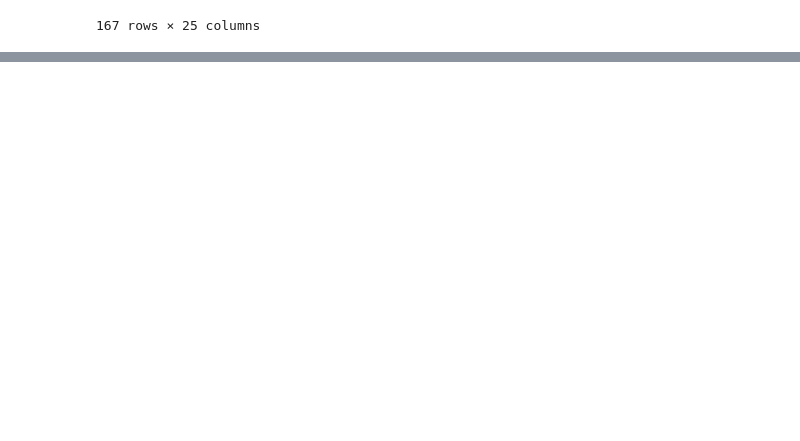
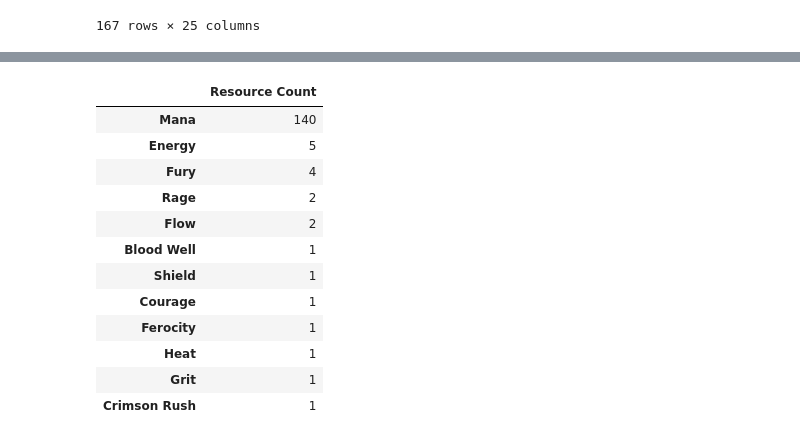
Before and after one commit to Jhayrolandero/Pandas, a Jupyter notebook: league.ipynb, the cells around one changed output, grey strips where cells are left out. Cells and saved outputs as stored; diff of their text form; code cells hidden in the pictures; blank space fills up the shorter version.

```diff
--- a/league.ipynb
+++ b/league.ipynb
@@ -223 +231,29 @@ plt.bar(df3['Tag Code'], df3['Count'])
 [figure]
+# %%
+resourceTypeCount = df['Resourse type'].value_counts()
+
+data =  {y:x for x,y in zip(resourceTypeCount, resourceTypeCount.keys())}
+
+
+resourceType = {
+    'Resource Count': [x for x in resourceTypeCount]
+    }
+
+resourceType
+df4 = pd.DataFrame(data=resourceType, index=[x for x in resourceTypeCount.keys()])
+
+df4
+# %% [output]
+|  | Resource Count |
+| Mana | 140 |
+| Energy | 5 |
+| Fury | 4 |
+| Rage | 2 |
+| Flow | 2 |
+| Blood Well | 1 |
+| Shield | 1 |
+| Courage | 1 |
+| Ferocity | 1 |
+| Heat | 1 |
+| Grit | 1 |
+| Crimson Rush | 1 |
```
Also changed, not shown: parts of 1 cell of this notebook, 10 other files.
